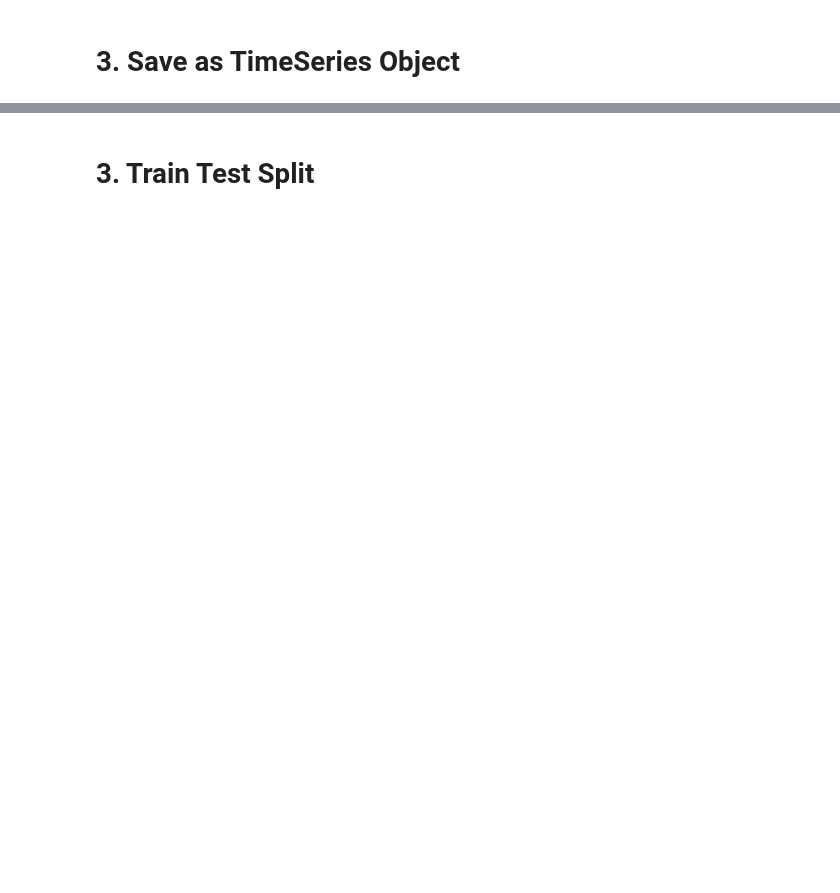
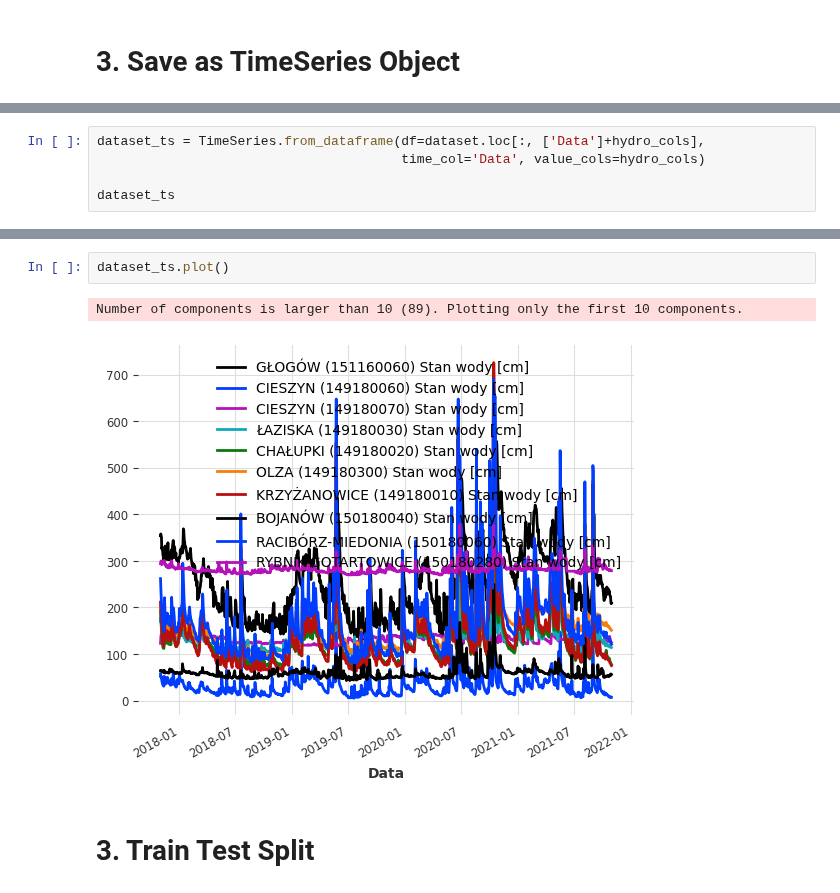
Before and after one commit to it4datascience/CuValley-Batmaja, a Jupyter notebook: src/modelling.ipynb, the cells around one changed output, grey strips where cells are left out. Cells and saved outputs as stored; diff of their text form; blank space fills up the shorter version.

```diff
--- a/src/modelling.ipynb
+++ b/src/modelling.ipynb
@@ -121,0 +147,5 @@ dataset_grouped
+# %%
+dataset_ts = TimeSeries.from_dataframe(df=dataset.loc[:, ['Data']+hydro_cols],
+                                       time_col='Data', value_cols=hydro_cols)
+
+dataset_ts
@@ -122,2 +170,7 @@ dataset_grouped
+# %%
+dataset_ts.plot()
+# %% [output]
+Number of components is larger than 10 (89). Plotting only the first 10 components.
+[figure, added]
 # %% [markdown]
 # 3. Train Test Split
```
Also changed, not shown: parts of 7 cells of this notebook, 2 other files.
